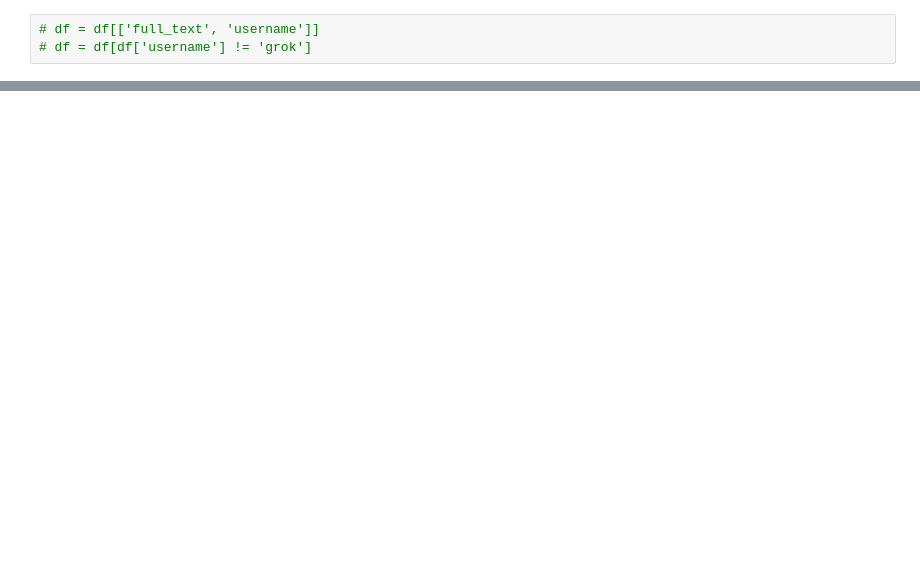
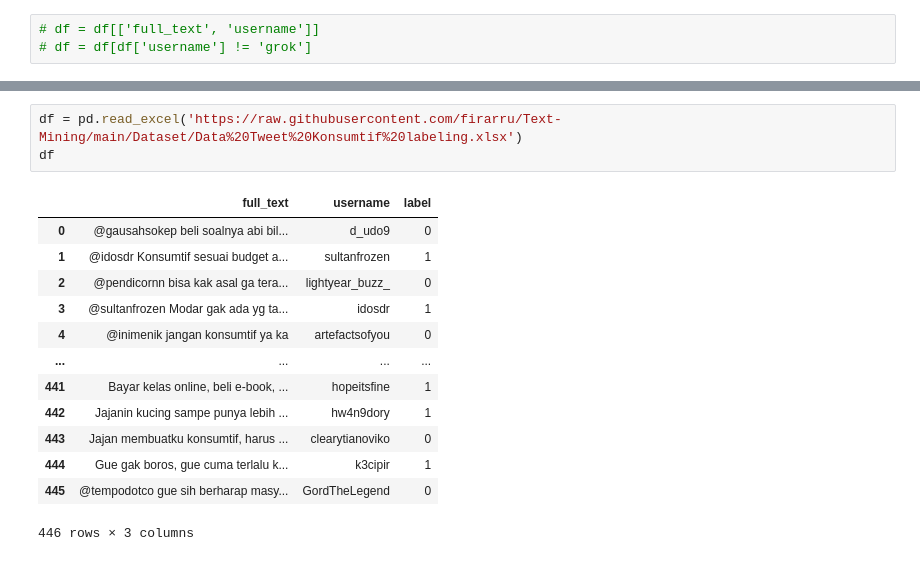
Before and after one commit to firarru/Text-Mining, a Jupyter notebook: UTS_Text_Mining.ipynb, the cells around one changed output, grey strips where cells are left out. Drawn from its saved outputs; the diff is of its cells as text; blank space fills up the shorter version.

```diff
--- a/UTS_Text_Mining.ipynb
+++ b/UTS_Text_Mining.ipynb
@@ -92,0 +109,17 @@ Node.js v20.19.0
+# %%
+df = pd.read_excel('https://raw.githubusercontent.com/firarru/Text-Mining/main/Dataset/Data%20Tweet%20Konsumtif%20labeling.xlsx')
+df
+# %% [output]
+|  | full_text | username | label |
+| 0 | @gausahsokep beli soalnya abi bil... | d_udo9 | 0 |
+| 1 | @idosdr Konsumtif sesuai budget a... | sultanfrozen | 1 |
+| 2 | @pendicornn bisa kak asal ga tera... | lightyear_buzz_ | 0 |
+| 3 | @sultanfrozen Modar gak ada yg ta... | idosdr | 1 |
+| 4 | @inimenik jangan konsumtif ya ka | artefactsofyou | 0 |
+| ... | ... | ... | ... |
+| 441 | Bayar kelas online, beli e-book, ... | hopeitsfine | 1 |
+| 442 | Jajanin kucing sampe punya lebih ... | hw4n9dory | 1 |
+| 443 | Jajan membuatku konsumtif, harus ... | clearytianoviko | 0 |
+| 444 | Gue gak boros, gue cuma terlalu k... | k3cipir | 1 |
+| 445 | @tempodotco gue sih berharap masy... | GordTheLegend | 0 |
+446 rows × 3 columns
```
Also changed, not shown: parts of 50 cells of this notebook.
